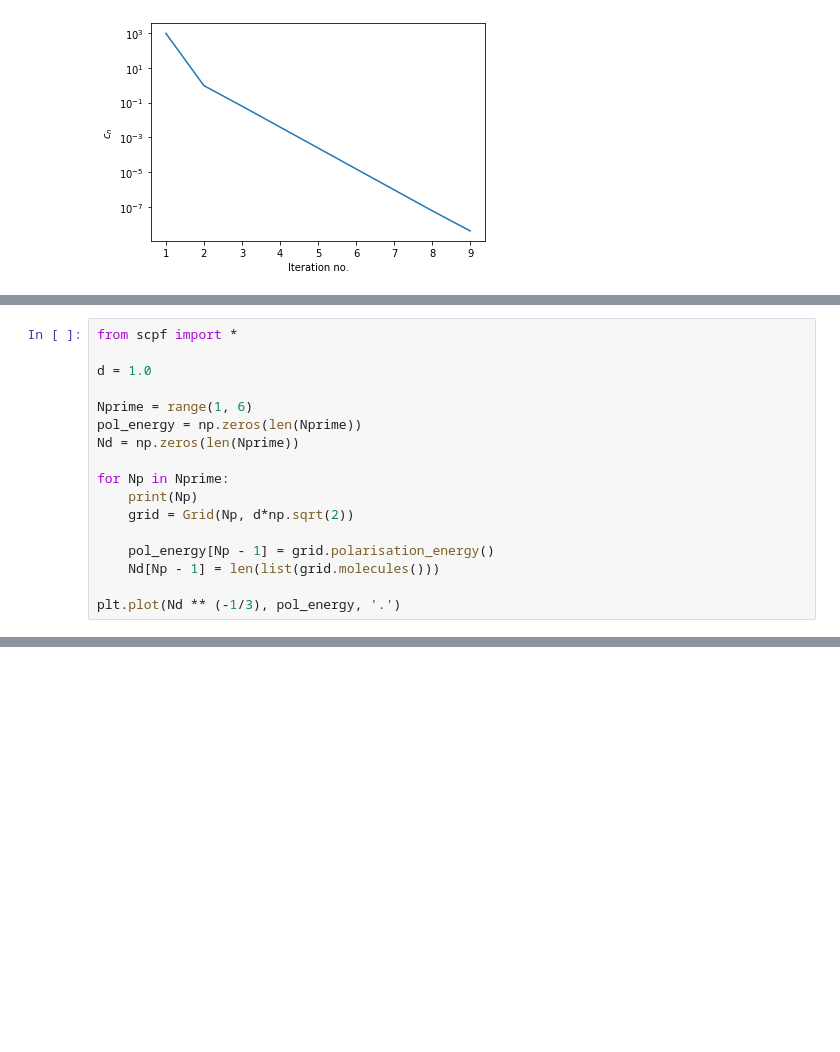
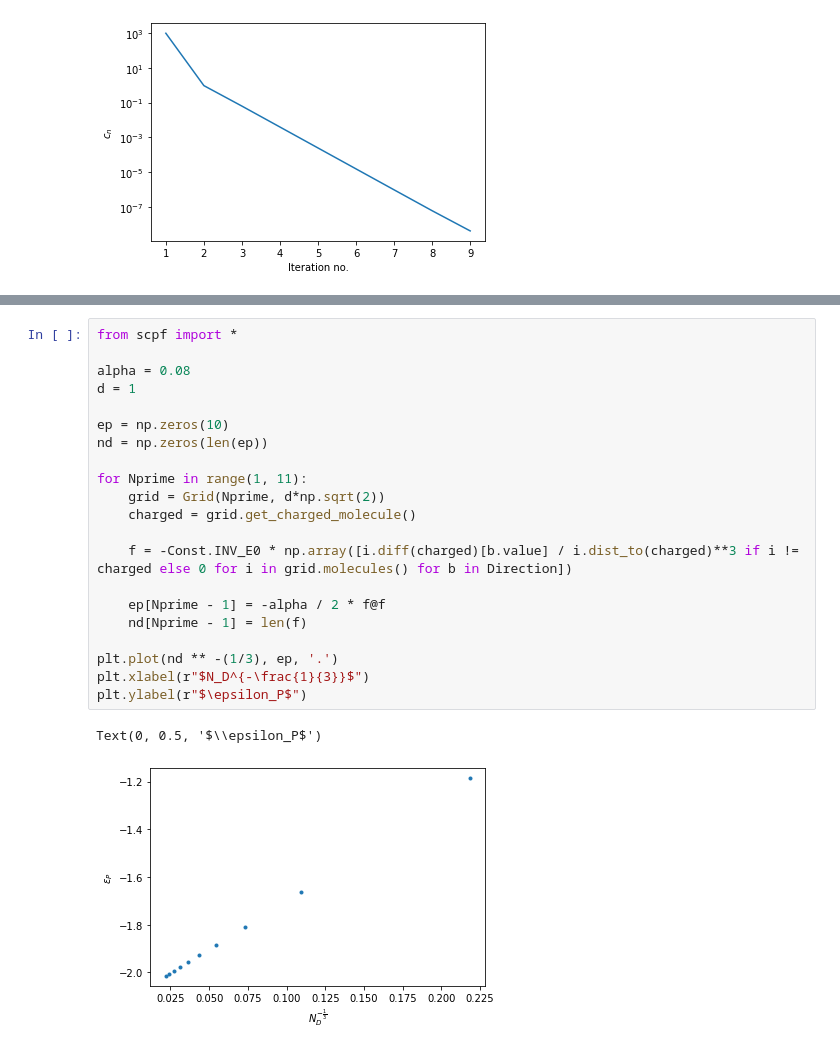
Before and after one commit to KevoSoftworks/mathematical_and_numerical_physics, a Jupyter notebook: part_2/part2.ipynb, the cells around one changed output, grey strips where cells are left out. Saved outputs shown, nothing was run; the diff lists cells and outputs as text; blank space fills up the shorter version.

```diff
--- a/part_2/part2.ipynb
+++ b/part_2/part2.ipynb
@@ -298,17 +293,0 @@ plt.ylabel(r"$c_n$");
-# %%
-from scpf import *
-
-d = 1.0
-
-Nprime = range(1, 6)
-pol_energy = np.zeros(len(Nprime))
-Nd = np.zeros(len(Nprime))
-
-for Np in Nprime:
-    print(Np)
-    grid = Grid(Np, d*np.sqrt(2))
-
-    pol_energy[Np - 1] = grid.polarisation_energy()
-    Nd[Np - 1] = len(list(grid.molecules()))
-
-plt.plot(Nd ** (-1/3), pol_energy, '.')
@@ -322,0 +306,24 @@ plt.plot(Nd ** (-1/3), pol_energy, '.')
+# %%
+from scpf import *
+
+alpha = 0.08
+d = 1
+
+ep = np.zeros(10)
+nd = np.zeros(len(ep))
+
+for Nprime in range(1, 11):
+    grid = Grid(Nprime, d*np.sqrt(2))
+    charged = grid.get_charged_molecule()
+
+    f = -Const.INV_E0 * np.array([i.diff(charged)[b.value] / i.dist_to(charged)**3 if i != charged else 0 for i in grid.molecules() for b in Direction])
+
+    ep[Nprime - 1] = -alpha / 2 * f@f
+    nd[Nprime - 1] = len(f)
+
+plt.plot(nd ** -(1/3), ep, '.')
+plt.xlabel(r"$N_D^{-\frac{1}{3}}$")
+plt.ylabel(r"$\epsilon_P$")
+# %% [output]
+Text(0, 0.5, '$\\epsilon_P$')
+[figure, added]
```
Also changed, not shown: parts of 3 cells of this notebook, 1 other file.
